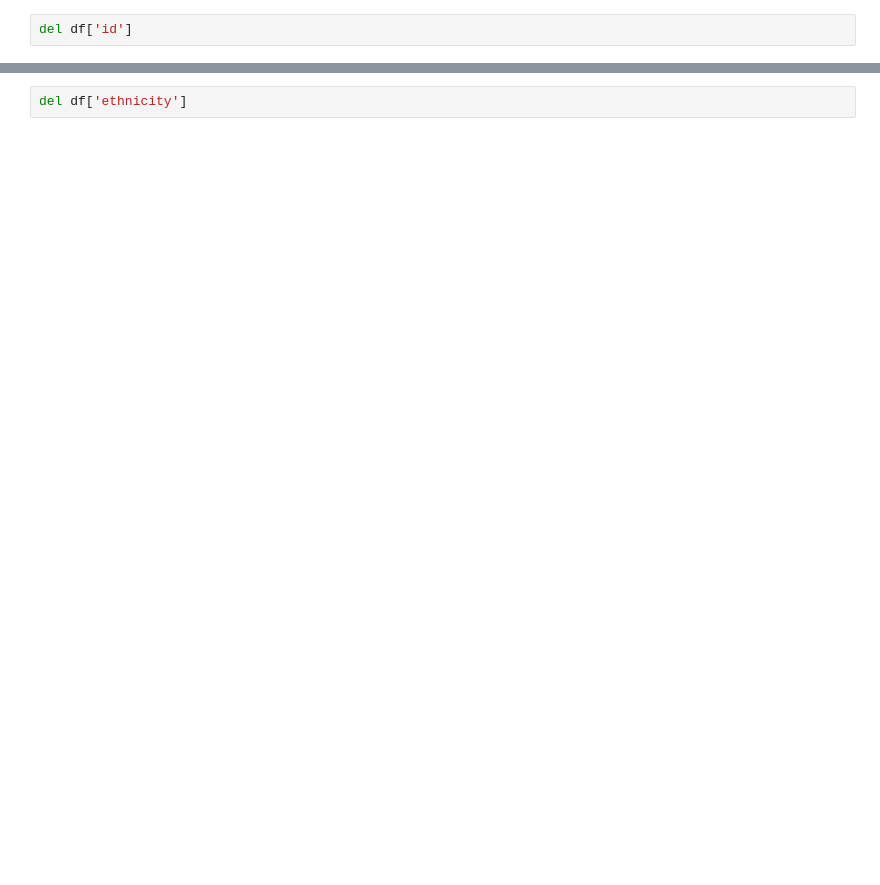
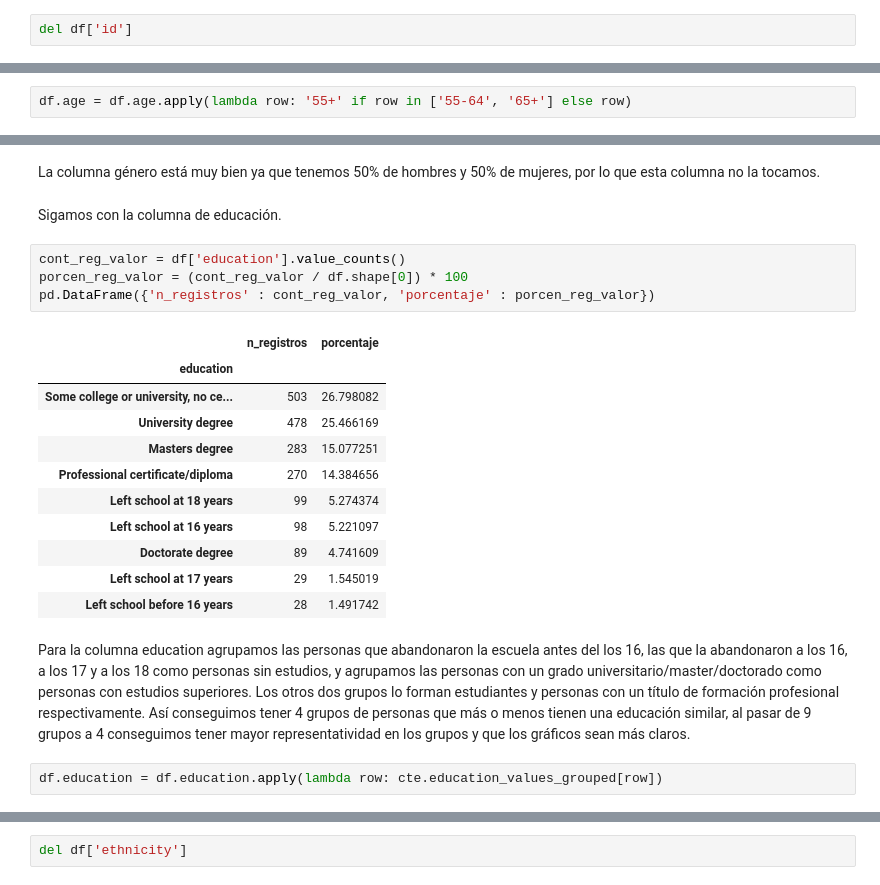
Before and after one commit to manularrea/Group_Projects_Afi, a Jupyter notebook: entrega_1/code/clean_data.ipynb, the cells around one changed output, grey strips where cells are left out. Saved outputs shown, nothing was run; the diff lists cells and outputs as text; blank space fills up the shorter version.

Commit message:
complete jupyter with data cleaning

```diff
--- a/entrega_1/code/clean_data.ipynb
+++ b/entrega_1/code/clean_data.ipynb
@@ -46,0 +185,2 @@ AÑADIR EXPLORATORIO DE DATOS QUE JUSTIFQUE LA ELIMINACIÓN DE ETHNICITY
+# %%
+df.age = df.age.apply(lambda row: '55+' if row in ['55-64', '65+'] else row)
@@ -46,0 +198,24 @@ AÑADIR EXPLORATORIO DE DATOS QUE JUSTIFQUE LA ELIMINACIÓN DE ETHNICITY
+# %% [markdown]
+La columna género está muy bien ya que tenemos 50% de hombres y 50% de mujeres, por lo que esta columna no la tocamos.
+# %% [markdown]
+Sigamos con la columna de educación.
+# %%
+cont_reg_valor = df['education'].value_counts()
+porcen_reg_valor = (cont_reg_valor / df.shape[0]) * 100
+pd.DataFrame({'n_registros' : cont_reg_valor, 'porcentaje' : porcen_reg_valor})
+# %% [output]
+|  | n_registros | porcentaje |
+| education |  |  |
+| Some college or university, no ce... | 503 | 26.798082 |
+| University degree | 478 | 25.466169 |
+| Masters degree | 283 | 15.077251 |
+| Professional certificate/diploma | 270 | 14.384656 |
+| Left school at 18 years | 99 | 5.274374 |
+| Left school at 16 years | 98 | 5.221097 |
+| Doctorate degree | 89 | 4.741609 |
+| Left school at 17 years | 29 | 1.545019 |
+| Left school before 16 years | 28 | 1.491742 |
+# %% [markdown]
+Para la columna education agrupamos las personas que abandonaron la escuela antes del los 16, las que la abandonaron a los 16, a los 17 y a los 18 como personas sin estudios, y agrupamos las personas con un grado universitario/master/doctorado como personas con estudios superiores. Los otros dos grupos lo forman estudiantes y personas con un título de formación profesional respectivamente. Así conseguimos tener 4 grupos de personas que más o menos tienen una educación similar, al pasar de 9 grupos a 4 conseguimos tener mayor representatividad en los grupos y que los gráficos sean más claros.
+# %%
+df.education = df.education.apply(lambda row: cte.education_values_grouped[row])
```
Also changed, not shown: parts of 51 cells of this notebook, 2 other files.
